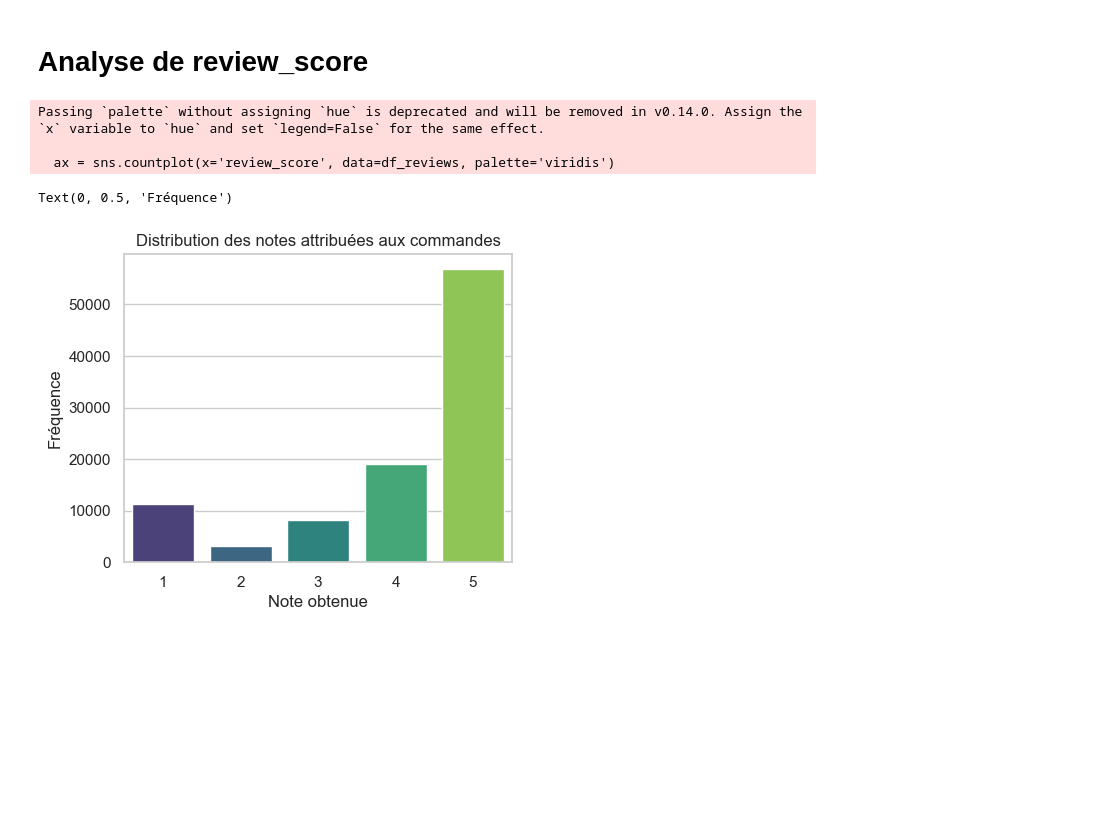
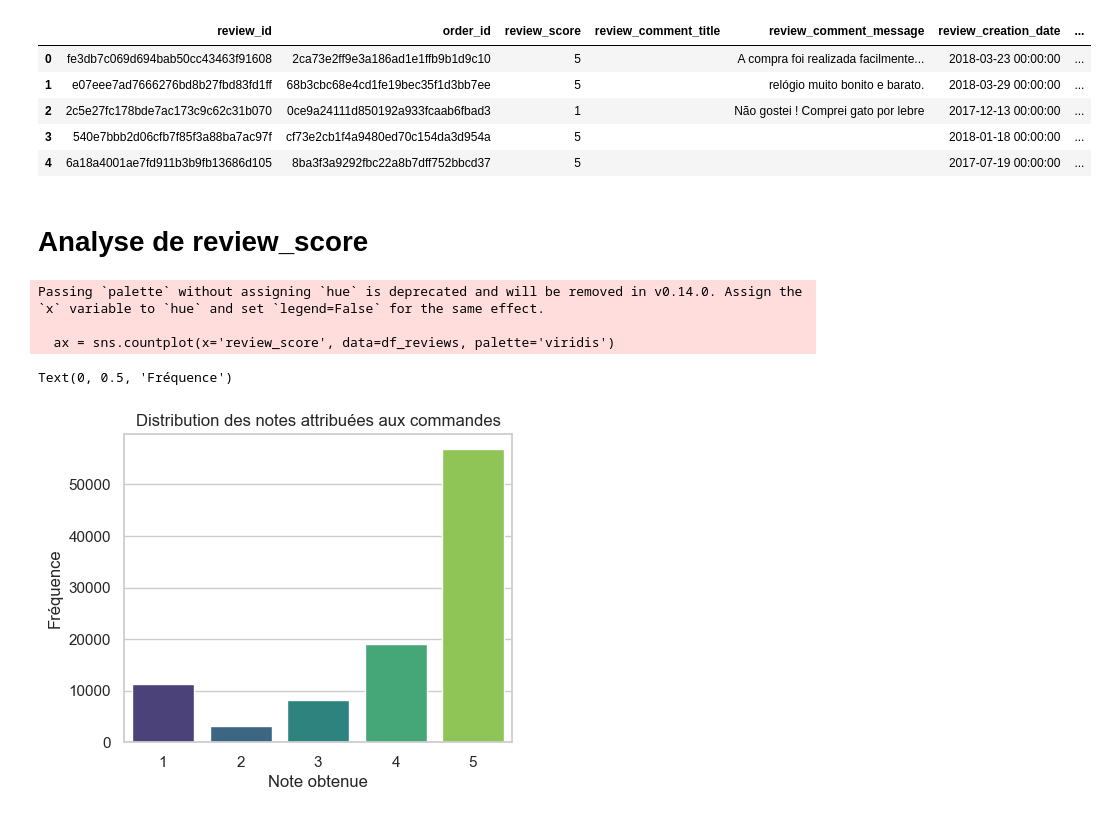
Before and after one commit to charles-42/date_engineer_week_brief, a Jupyter notebook: analyse.ipynb, the cells around one changed output. Drawn from its saved outputs; the diff is of its cells as text; code cells hidden in the pictures; blank space fills up the shorter version.

Commit message:
clean orders

```diff
--- a/analyse.ipynb
+++ b/analyse.ipynb
@@ -6,9 +6,18 @@ import seaborn as sns
 # %%
 connection = sqlite3.connect("olist.db")
 
-df_reviews = pd.read_sql_query("SELECT * FROM ReviewsClean",connection)
+df_reviews = pd.read_sql_query("SELECT * FROM CleanDataset",connection)
 
 connection.close()
+# %%
+df_reviews.head()
+# %% [output]
+|  | review_id | order_id | review_score | review_comment_title | review_comment_message | review_creation_date | ... |
+| 0 | fe3db7c069d694bab50cc43463f91608 | 2ca73e2ff9e3a186ad1e1ffb9b1d9c10 | 5 |  | A compra foi realizada facilmente... | 2018-03-23 00:00:00 | ... |
+| 1 | e07eee7ad7666276bd8b27fbd83fd1ff | 68b3cbc68e4cd1fe19bec35f1d3bb7ee | 5 |  | relógio muito bonito e barato. | 2018-03-29 00:00:00 | ... |
+| 2 | 2c5e27fc178bde7ac173c9c62c31b070 | 0ce9a24111d850192a933fcaab6fbad3 | 1 |  | Não gostei ! Comprei gato por lebre | 2017-12-13 00:00:00 | ... |
+| 3 | 540e7bbb2d06cfb7f85f3a88ba7ac97f | cf73e2cb1f4a9480ed70c154da3d954a | 5 |  |  | 2018-01-18 00:00:00 | ... |
+| 4 | 6a18a4001ae7fd911b3b9fb13686d105 | 8ba3f3a9292fbc22a8b7dff752bbcd37 | 5 |  |  | 2017-07-19 00:00:00 | ... |
 # %% [markdown]
 # Analyse de review_score
 # %%
```
Also changed, not shown: parts of 3 cells of this notebook, 2 other files.
